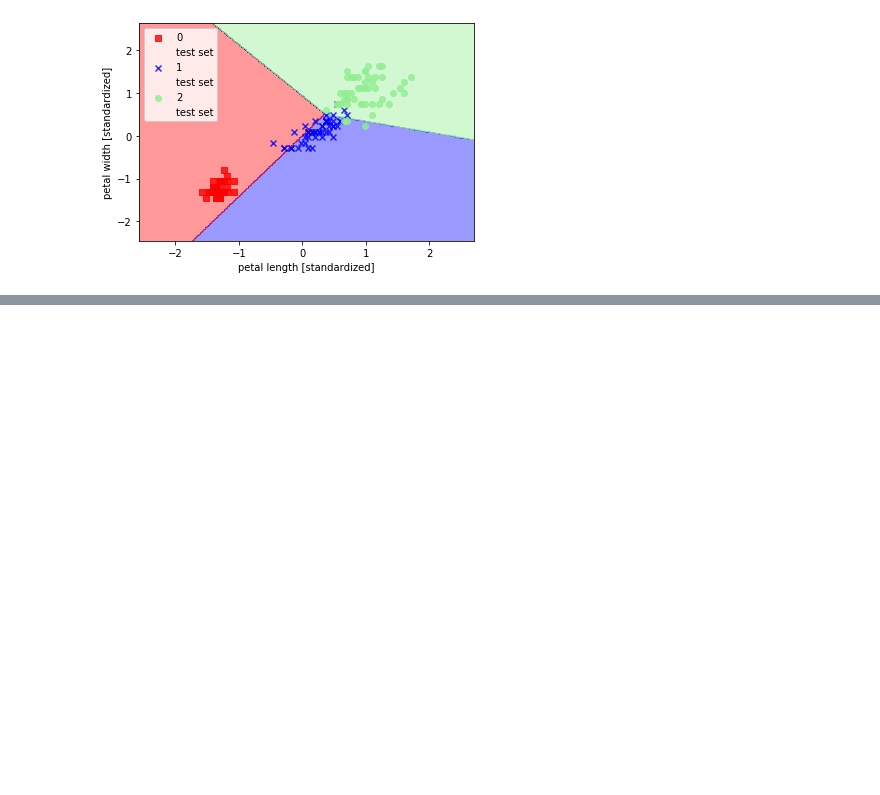
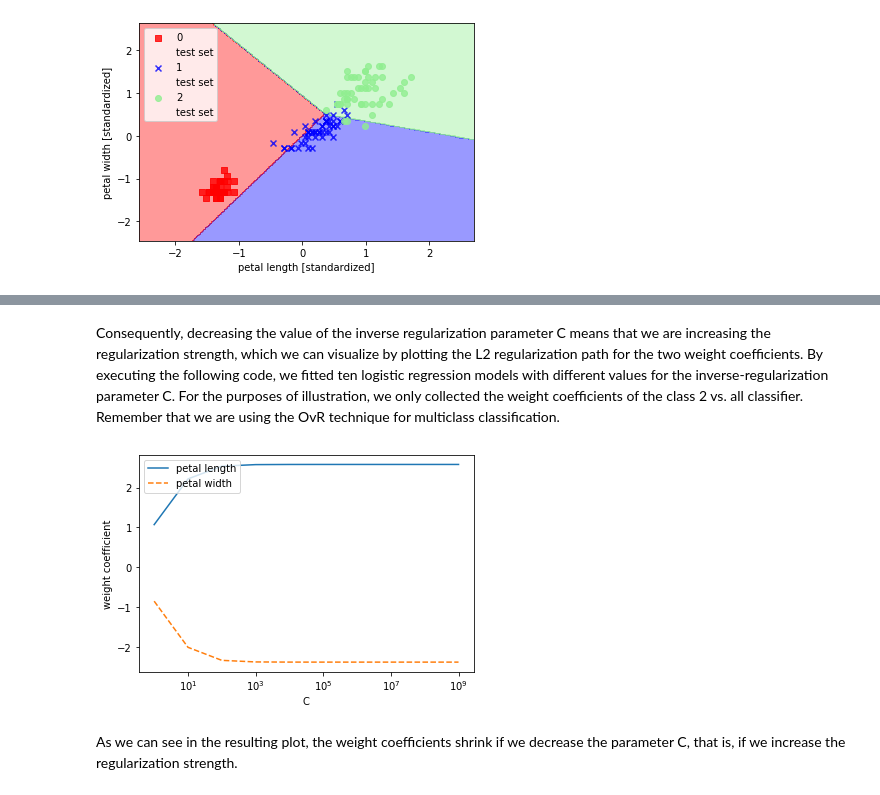
Before and after one commit to raoamalik/machine_learning_models, a Jupyter notebook: Classification_using_Linear_Models.ipynb, the cells around one changed output, grey strips where cells are left out. Saved outputs shown, nothing was run; the diff lists cells and outputs as text; code cells hidden in the pictures; blank space fills up the shorter version.

```diff
--- a/Classification_using_Linear_Models.ipynb
+++ b/Classification_using_Linear_Models.ipynb
@@ -115,0 +168,24 @@ plt.show()
+# %% [markdown]
+Consequently, decreasing the value of the inverse regularization parameter C means that we are increasing the regularization strength, which we can visualize by plotting the L2 regularization path for the two weight coefficients.
+By executing the following code, we fitted ten logistic regression models with different values for the inverse-regularization parameter C. For the purposes of illustration, we only collected the weight coefficients of the class 2 vs. all classifier. Remember that we are using the OvR technique for multiclass classification.
+# %%
+>>> weights, params = [], []
+>>> for c in np.arange(0, 10):
+        lr = LogisticRegression(C=10**c, random_state=0)
+        lr.fit(X_train_std, y_train)
+        weights.append(lr.coef_[1])
+        params.append(10**c)
+>>> weights = np.array(weights)
+>>> plt.plot(params, weights[:, 0],
+... label='petal length')
+>>> plt.plot(params, weights[:, 1], linestyle='--',
+... label='petal width')
+>>> plt.ylabel('weight coefficient')
+>>> plt.xlabel('C')
+>>> plt.legend(loc='upper left')
+>>> plt.xscale('log')
+>>> plt.show()
+# %% [output]
+[figure, added]
+# %% [markdown]
+As we can see in the resulting plot, the weight coefficients shrink if we decrease the parameter C, that is, if we increase the regularization strength.
```
Also changed, not shown: parts of 4 cells of this notebook, 8 other files.
